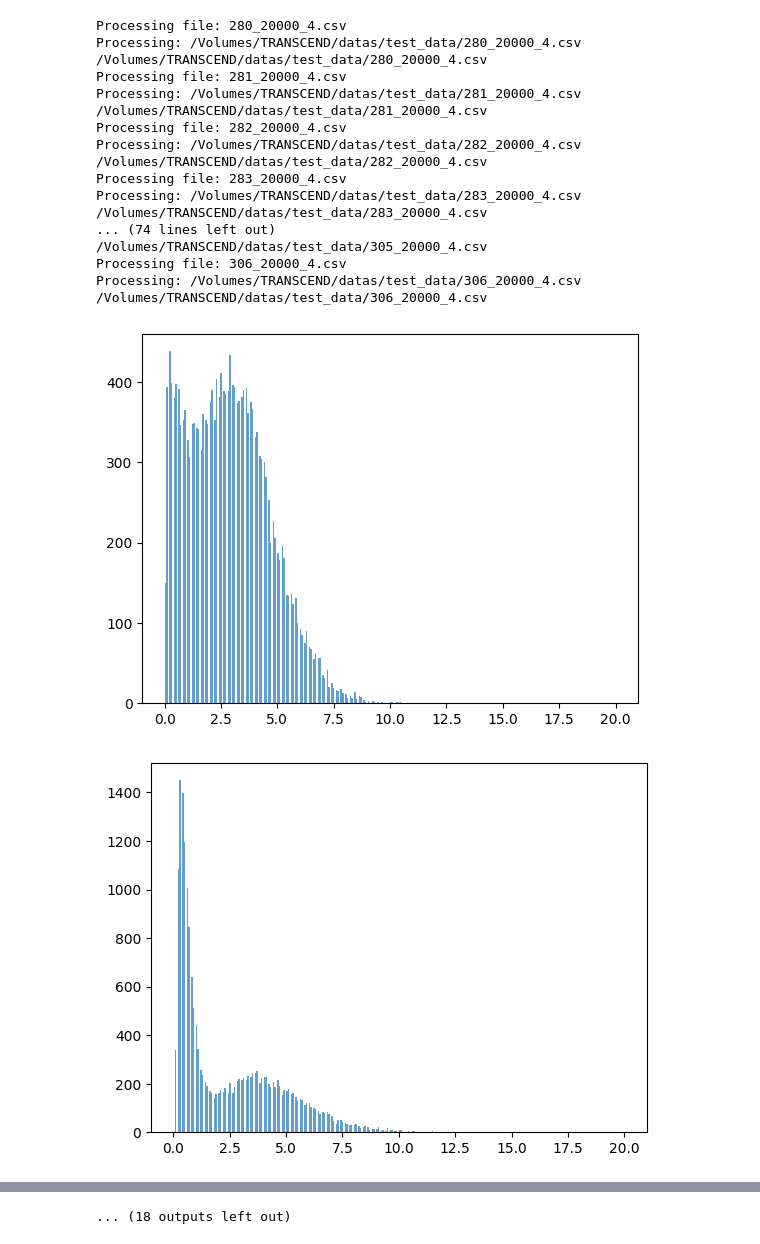
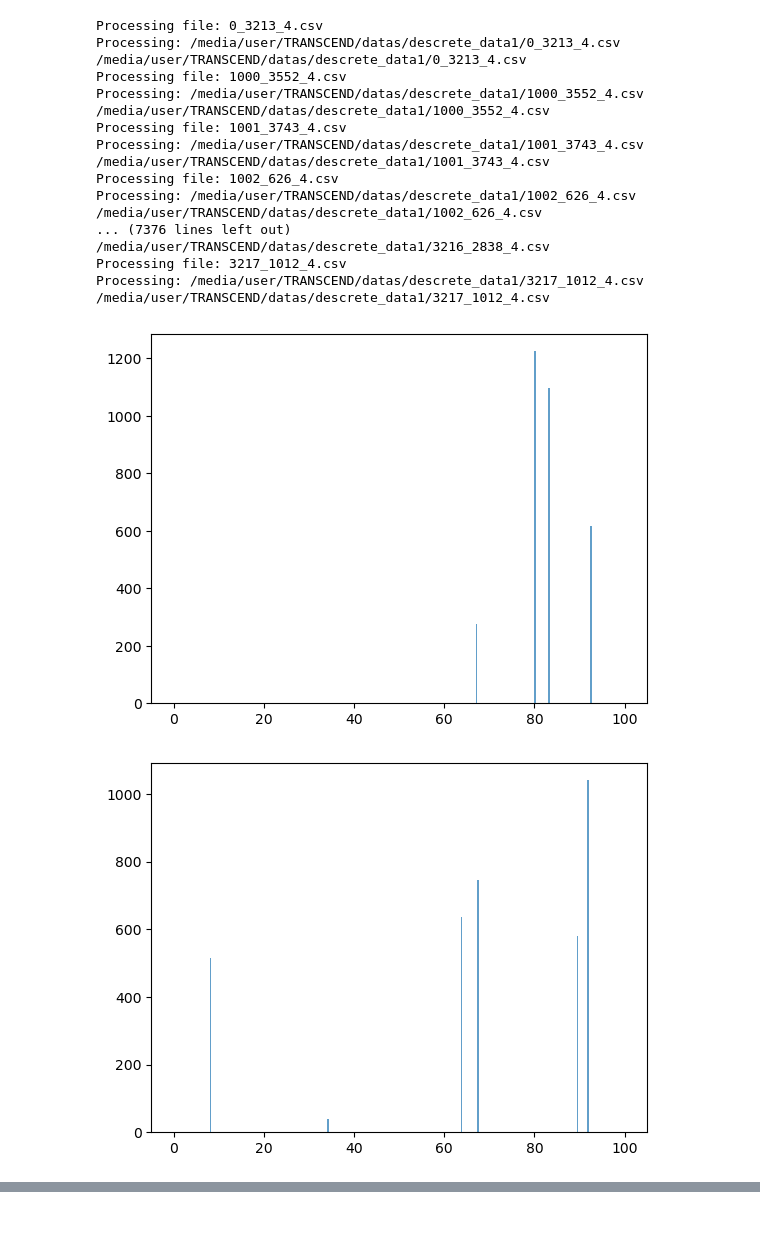
Before and after one commit to natsuki0720/CTMCxDeepSets_portfolio, a Jupyter notebook: test.ipynb, the cells around one changed output, grey strips where cells are left out. Cells and saved outputs as stored; diff of their text form; code cells hidden in the pictures.

```diff
--- a/test.ipynb
+++ b/test.ipynb
@@ -4,7 +4,7 @@ from utils.formate_matrix_toMLData import *
 import matplotlib.pyplot as plt
 import numpy as np
 # %%
-data_dir = "/media/user/TRANSCEND/datas/test_data"
+data_dir = "/media/user/TRANSCEND/datas/descrete_data1"
 
 test_states = []
 test_del_t = []
@@ -59,27 +59,27 @@ def process_all_files_in_directory(directory, func,start = 0, end = None):
 # 実行
 process_all_files_in_directory(data_dir, process_file)
 # %% [output]
-Processing file: 280_20000_4.csv
-Processing: /Volumes/TRANSCEND/datas/test_data/280_20000_4.csv
-/Volumes/TRANSCEND/datas/test_data/280_20000_4.csv
-Processing file: 281_20000_4.csv
-Processing: /Volumes/TRANSCEND/datas/test_data/281_20000_4.csv
-/Volumes/TRANSCEND/datas/test_data/281_20000_4.csv
-Processing file: 282_20000_4.csv
-Processing: /Volumes/TRANSCEND/datas/test_data/282_20000_4.csv
-/Volumes/TRANSCEND/datas/test_data/282_20000_4.csv
-Processing file: 283_20000_4.csv
-Processing: /Volumes/TRANSCEND/datas/test_data/283_20000_4.csv
-/Volumes/TRANSCEND/datas/test_data/283_20000_4.csv
-... (74 lines left out)
-/Volumes/TRANSCEND/datas/test_data/305_20000_4.csv
-Processing file: 306_20000_4.csv
-Processing: /Volumes/TRANSCEND/datas/test_data/306_20000_4.csv
-/Volumes/TRANSCEND/datas/test_data/306_20000_4.csv
+Processing file: 0_3213_4.csv
+Processing: /media/user/TRANSCEND/datas/descrete_data1/0_3213_4.csv
+/media/user/TRANSCEND/datas/descrete_data1/0_3213_4.csv
+Processing file: 1000_3552_4.csv
+Processing: /media/user/TRANSCEND/datas/descrete_data1/1000_3552_4.csv
+/media/user/TRANSCEND/datas/descrete_data1/1000_3552_4.csv
+Processing file: 1001_3743_4.csv
+Processing: /media/user/TRANSCEND/datas/descrete_data1/1001_3743_4.csv
+/media/user/TRANSCEND/datas/descrete_data1/1001_3743_4.csv
+Processing file: 1002_626_4.csv
+Processing: /media/user/TRANSCEND/datas/descrete_data1/1002_626_4.csv
+/media/user/TRANSCEND/datas/descrete_data1/1002_626_4.csv
+... (7376 lines left out)
+/media/user/TRANSCEND/datas/descrete_data1/3216_2838_4.csv
+Processing file: 3217_1012_4.csv
+Processing: /media/user/TRANSCEND/datas/descrete_data1/3217_1012_4.csv
+/media/user/TRANSCEND/datas/descrete_data1/3217_1012_4.csv
 # %%
-# for i in range(len(test_del_t)):
-#     plt.hist(test_del_t[i], bins=300, alpha=0.7, range=[0,20],label='Time Intervals')
-#     plt.show()
+for i in range(10):
+    plt.hist(test_del_t[i], bins=300, alpha=0.7, range=[0,100],label='Time Intervals')
+    plt.show()
 # %% [output]
-[figure, old version]
+[figure, new version]
-[figure, old version]
+[figure, new version]
@@ -96 +93,0 @@ Processing: /Volumes/TRANSCEND/datas/test_data/306_20000_4.csv
-... (18 outputs left out)
```
Also changed, not shown: parts of 1 cell of this notebook, 3 other files.
